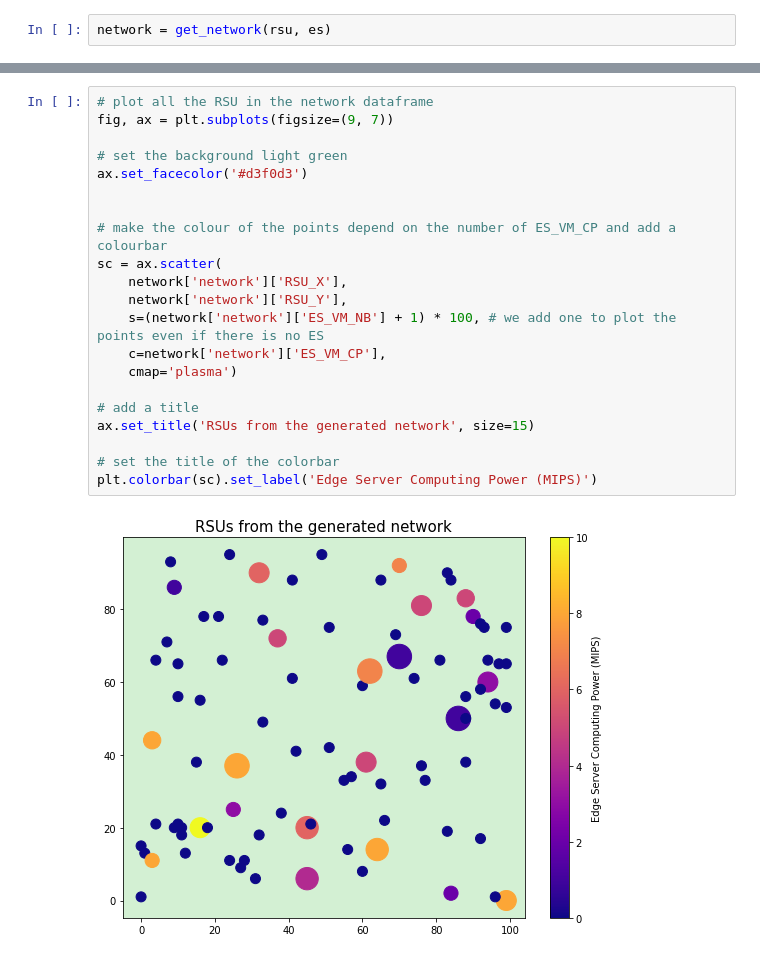
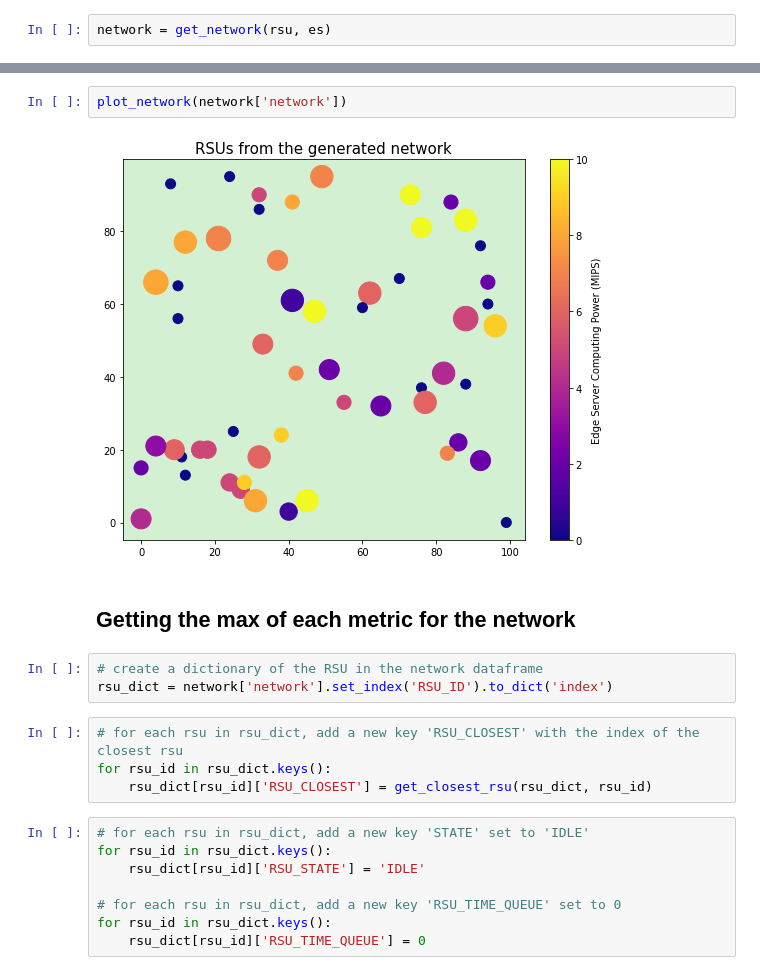
Before and after one commit to laurendudu/optimization-and-iov, a Jupyter notebook: optimization.ipynb, the cells around one changed output, grey strips where cells are left out. Saved outputs shown, nothing was run; the diff lists cells and outputs as text.

Commit message:
Closest RSU + computations

```diff
--- a/optimization.ipynb
+++ b/optimization.ipynb
@@ -95,23 +102,21 @@ plt.show()
-# %%
-# plot all the RSU in the network dataframe
-fig, ax = plt.subplots(figsize=(9, 7))
-
-# set the background light green
-ax.set_facecolor('#d3f0d3')
-
-
-# make the colour of the points depend on the number of ES_VM_CP and add a colourbar
-sc = ax.scatter(
-    network['network']['RSU_X'],
-    network['network']['RSU_Y'],
-    s=(network['network']['ES_VM_NB'] + 1) * 100, # we add one to plot the points even if there is no ES
-    c=network['network']['ES_VM_CP'],
-    cmap='plasma')
-
-# add a title
-ax.set_title('RSUs from the generated network', size=15)
-
-# set the title of the colorbar
-plt.colorbar(sc).set_label('Edge Server Computing Power (MIPS)')
-# %% [output]
-[figure, removed]
+# %%
+plot_network(network['network'])
+# %% [output]
+[figure, added]
+# %% [markdown]
+## Getting the max of each metric for the network
+# %%
+# create a dictionary of the RSU in the network dataframe
+rsu_dict = network['network'].set_index('RSU_ID').to_dict('index')
+# %%
+# for each rsu in rsu_dict, add a new key 'RSU_CLOSEST' with the index of the closest rsu
+for rsu_id in rsu_dict.keys():
+    rsu_dict[rsu_id]['RSU_CLOSEST'] = get_closest_rsu(rsu_dict, rsu_id)
+# %%
+# for each rsu in rsu_dict, add a new key 'STATE' set to 'IDLE'
+for rsu_id in rsu_dict.keys():
+    rsu_dict[rsu_id]['RSU_STATE'] = 'IDLE'
+
+# for each rsu in rsu_dict, add a new key 'RSU_TIME_QUEUE' set to 0
+for rsu_id in rsu_dict.keys():
+    rsu_dict[rsu_id]['RSU_TIME_QUEUE'] = 0
```
Also changed, not shown: parts of 5 cells of this notebook, 3 other files.
